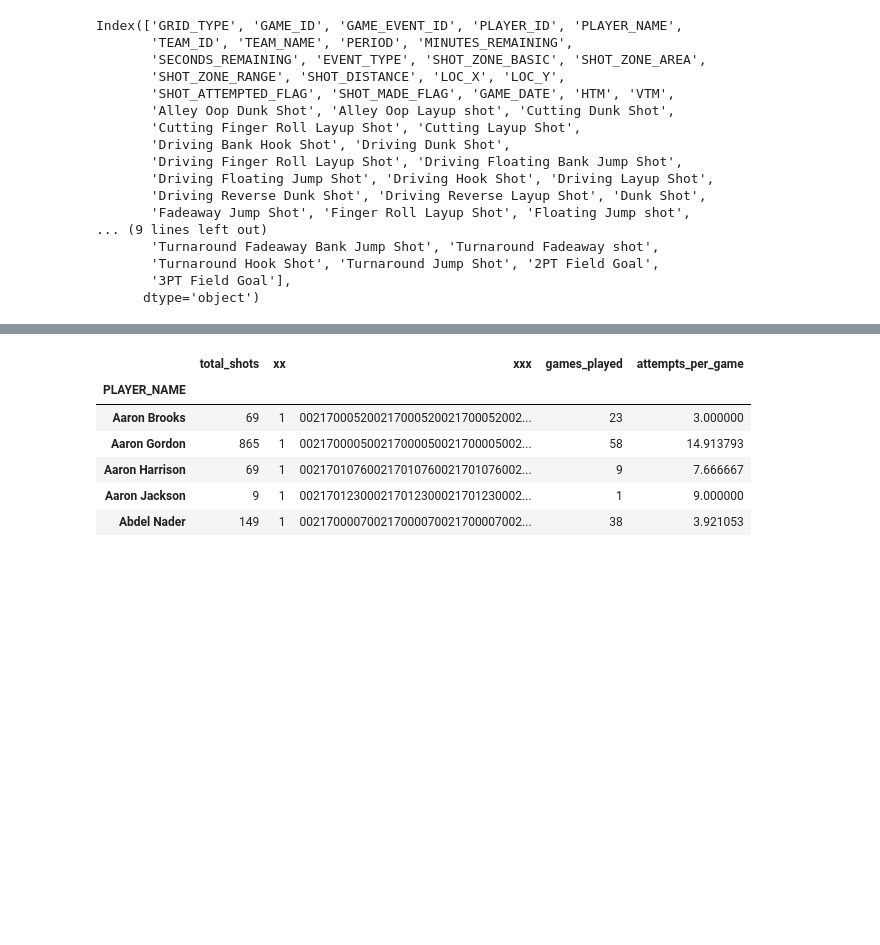
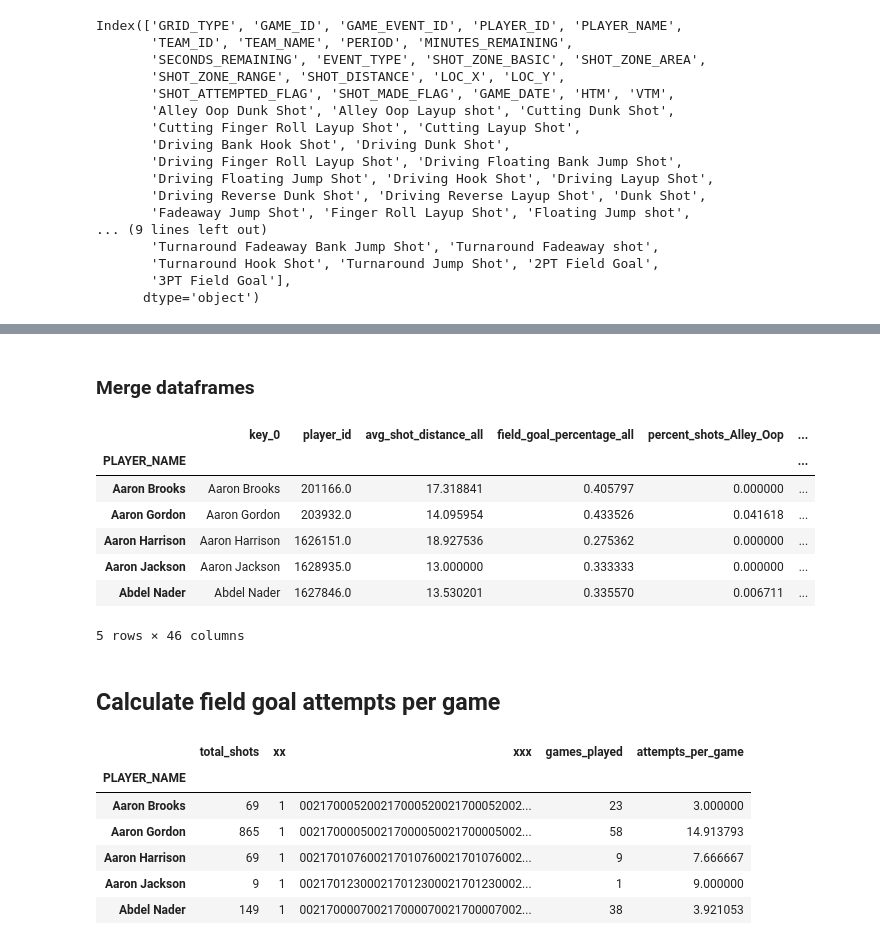
Before and after one commit to jcohen312/nba_points, a Jupyter notebook: shot_charts.ipynb, the cells around one changed output, grey strips where cells are left out. Saved outputs shown, nothing was run; the diff lists cells and outputs as text; code cells hidden in the pictures; blank space fills up the shorter version.

```diff
--- a/shot_charts.ipynb
+++ b/shot_charts.ipynb
@@ -245,0 +340,3 @@ agg = shots17_dummy[keep_cols].groupby('PLAYER_NAME').agg('mean')
+# %%
+formatted = grouped2[['SHOT_DISTANCE', 'LOC_X', 'LOC_Y', 'SHOT_MADE_FLAG']].unstack()
+formatted.columns
@@ -245,0 +363,7 @@ agg = shots17_dummy[keep_cols].groupby('PLAYER_NAME').agg('mean')
+# %%
+columns = []
+categories = sorted(list(shots17.shot_group.unique()))
+beginnings = ['avg_distance', 'avg_X_loc', 'avg_Y_loc', 'field_goal_percentage']
+for start in beginnings:
+    for category in categories:
+        columns.append(start + '_' + category)
@@ -245,0 +390,3 @@ agg = shots17_dummy[keep_cols].groupby('PLAYER_NAME').agg('mean')
+# %%
+formatted.columns = columns
+formatted.head()
@@ -246,3 +428,19 @@ agg = shots17_dummy[keep_cols].groupby('PLAYER_NAME').agg('mean')
+# %% [markdown]
+### Merge dataframes
+# %%
+combined = pd.merge(left=agg2, right=formatted, left_on=agg2.index, right_on=formatted.index, left_index=True)
+combined.head()
+# %% [output]
+|  | key_0 | player_id | avg_shot_distance_all | field_goal_percentage_all | percent_shots_Alley_Oop | ... |
+| PLAYER_NAME |  |  |  |  |  | ... |
+| Aaron Brooks | Aaron Brooks | 201166.0 | 17.318841 | 0.405797 | 0.000000 | ... |
+| Aaron Gordon | Aaron Gordon | 203932.0 | 14.095954 | 0.433526 | 0.041618 | ... |
+| Aaron Harrison | Aaron Harrison | 1626151.0 | 18.927536 | 0.275362 | 0.000000 | ... |
+| Aaron Jackson | Aaron Jackson | 1628935.0 | 13.000000 | 0.333333 | 0.000000 | ... |
+| Abdel Nader | Abdel Nader | 1627846.0 | 13.530201 | 0.335570 | 0.006711 | ... |
+5 rows × 46 columns
+# %% [markdown]
+## Calculate field goal attempts per game
 # %%
 shots_per = shots17.groupby('PLAYER_NAME')['SHOT_ATTEMPTED_FLAG', 'GAME_ID'].agg(['sum',pd.Series.nunique])
 # %%
```
Also changed, not shown: parts of 40 cells of this notebook, 1 other file.
